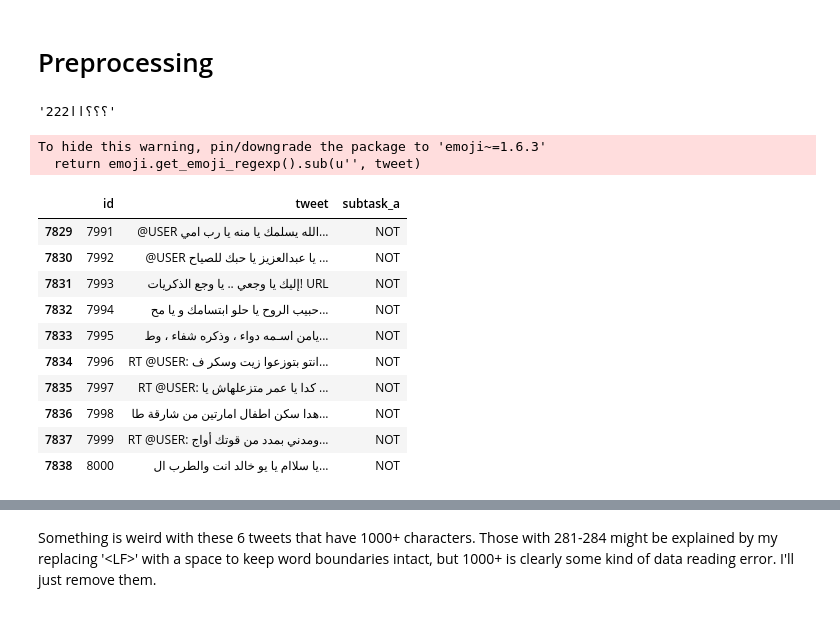
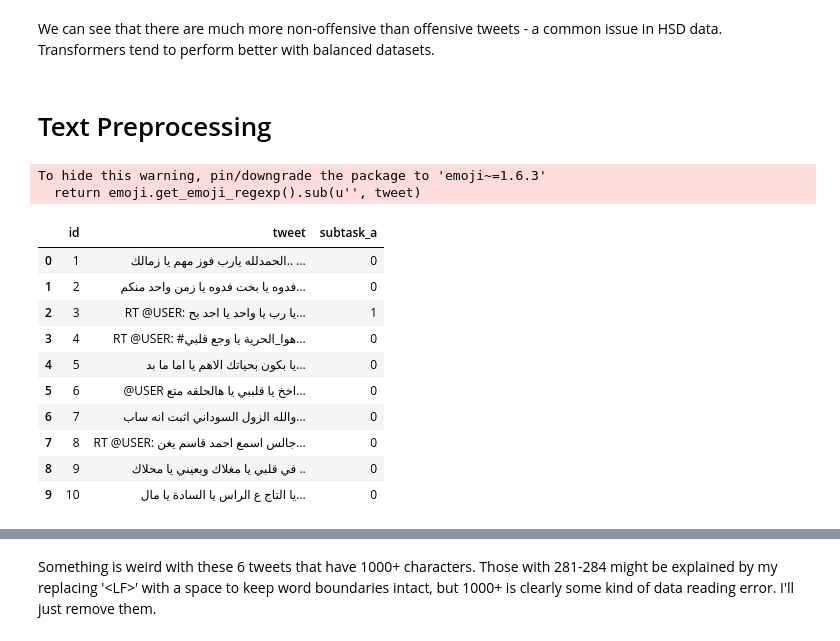
Before and after one commit to rfahrn/Shared_Task, a Jupyter notebook: Shared_Task.ipynb, the cells around one changed output, grey strips where cells are left out. Cells and saved outputs as stored; diff of their text form; code cells hidden in the pictures.

Commit message:
Implement preprocessing_for_bert

```diff
--- a/Shared_Task.ipynb
+++ b/Shared_Task.ipynb
@@ -15,21 +63,8 @@ train = pd.read_csv('./data/offenseval-ar-training-v1.tsv', sep='\t')
+# %% [markdown]
+We can see that there are much more non-offensive than offensive tweets - a common issue in HSD data. Transformers tend to perform better with balanced datasets.
 # %% [markdown]
-# Preprocessing
+# Text Preprocessing
-# %%
-import re
-test = "؟؟؟اااا222"
-PUNCTUATION = '''`÷×؛<>_()*&^%][ـ،/:"؟.,'{}~¦+|!”…“–ـ'''
-
-# gsub("(.)\\1{2,}", "\\1", F)
-# re.sub(r'(.)\\1{2,}', r'\\1', test)
-# re.sub(r'(\D)\\1{2,}', r'\\1', test)
-# re.sub(r'(.)\\1{2,}', r'\1', test)
-# re.sub(r'(.)\\1+', r'\1', test)
-# re.sub("(\D)\1{2,}", "\\1", test)
-# re.sub(r'(.)\1+', r'\1', '12233322155552')
-# %% [output]
-'؟؟؟اا222'
 # %%
-import emoji
 PUNCTUATION = '''`÷×؛<>_()*&^%][ـ،/:"؟.,'{}~¦+|!”…“–ـ'''
 
 
@@ -38,50 +73,72 @@ def remove_emoji(tweet):
 
 
 def remove_lf(tweet):
+    """ This string appears in many tweets and appears to serve no linguistic function """
     return tweet.replace('<LF>', ' ')
 
 
 def remove_repeat_chars(tweet):
-    """Removes only non-digit, non-punctuation characters that are repeated more than once, since double characters can appear in correct spelling"""
+    """ Removes only non-digit, non-punctuation characters that are repeated more than once, since double characters can appear in correct spelling """
     new = ''
 
     for char in tweet:
         if char.isdigit():
             new += char
         elif char in PUNCTUATION:
             new += char
         else:
             if not new.endswith(char+char):
                 new += char
 
     return new
 
 
-# train['word_count'] = train['tweet'].apply(lambda x: len(str(x).split(" ")))
-# train['char_count'] = train['tweet'].str.len()  # this also includes spaces
-# train['avg_char_per_word'] = train['tweet'].apply(lambda x: avg_word(x))
-# train['emoji_count'] = train['tweet'].apply(lambda x: emoji_counter(x))
+def remove_diacritics(tweet):
+    """ Diacritics in Arabic serve no semantic or syntactic function """
+    tweet = ar.strip_tashkeel(tweet)
+    tweet = ar.strip_tatweel(tweet)
+
+    tweet = tweet.replace("آ", "ا")
+    tweet = tweet.replace("إ", "ا")
+    tweet = tweet.replace("أ", "ا")
+    tweet = tweet.replace("ؤ", "و")
+    tweet = tweet.replace("ئ", "ي")
+
+    return tweet
+
+
+def normalise_encoding(tweet):
+    tweet = re.sub(r'&amp;', '&', tweet)
+    tweet = unicodedata.normalize('NFC', tweet)
+    return tweet
+
 
 train['tweet'] = train['tweet'].apply(remove_lf)
 train['tweet'] = train['tweet'].apply(remove_repeat_chars)
+train['tweet'] = train['tweet'].apply(remove_diacritics)
+train['tweet'] = train['tweet'].apply(normalise_encoding)
+# Convert to binary values
+train['subtask_a'] = train['subtask_a'].apply(lambda x: 1 if x=='OFF' else 0)
 
-# Make one df with emoji and one without to compare performance
+# Make one df with emoji and one without to compare performance later
 train_no_emoji = train
 train_no_emoji['tweet'] = train_no_emoji['tweet'].apply(remove_emoji)
 
-train.tail(10)
+dfs = [train, train_no_emoji]
+
+train.head(10)
 # %% [output]
 To hide this warning, pin/downgrade the package to 'emoji~=1.6.3'
   return emoji.get_emoji_regexp().sub(u'', tweet)
 |  | id | tweet | subtask_a |
-| 7829 | 7991 | @USER الله يسلمك يا منه يا رب امي... | NOT |
-| 7830 | 7992 | @USER يا عبدالعزيز يا حبك للصياح ... | NOT |
-| 7831 | 7993 | إليك يا وجعي .. يا وجع الذكريات! URL | NOT |
-| 7832 | 7994 | حبيب الروح يا حلو ابتسامك و يا مح... | NOT |
-| 7833 | 7995 | يامن اسـمه دواء ، وذكره شفاء ، وط... | NOT |
-| 7834 | 7996 | RT @USER: انتو بتوزعوا زيت وسكر ف... | NOT |
-| 7835 | 7997 | RT @USER: كدا يا عمر متزعلهاش يا ... | NOT |
-| 7836 | 7998 | هدا سكن اطفال امارتين من شارقة طا... | NOT |
-| 7837 | 7999 | RT @USER: ومدني بمدد من قوتك أواج... | NOT |
-| 7838 | 8000 | يا سلاام يا يو خالد انت والطرب ال... | NOT |
+| 0 | 1 | الحمدلله يارب فوز مهم يا زمالك.. ... | 0 |
+| 1 | 2 | فدوه يا بخت فدوه يا زمن واحد منكم... | 0 |
+| 2 | 3 | RT @USER: يا رب يا واحد يا احد بح... | 1 |
+| 3 | 4 | RT @USER: #هوا_الحرية يا وجع قلبي... | 0 |
+| 4 | 5 | يا بكون بحياتك الاهم يا اما ما بد... | 0 |
+| 5 | 6 | @USER اخخ يا قلببي يا هالحلقه متع... | 0 |
+| 6 | 7 | والله الزول السوداني اثبت انه ساب... | 0 |
+| 7 | 8 | RT @USER: جالس اسمع احمد قاسم يغن... | 0 |
+| 8 | 9 | في قلبي يا مغلاك وبعيني يا محلاك .. | 0 |
+| 9 | 10 | يا التاج ع الراس يا السادة يا مال... | 0 |
 # %% [markdown]
```
Also changed, not shown: parts of 20 cells of this notebook.
